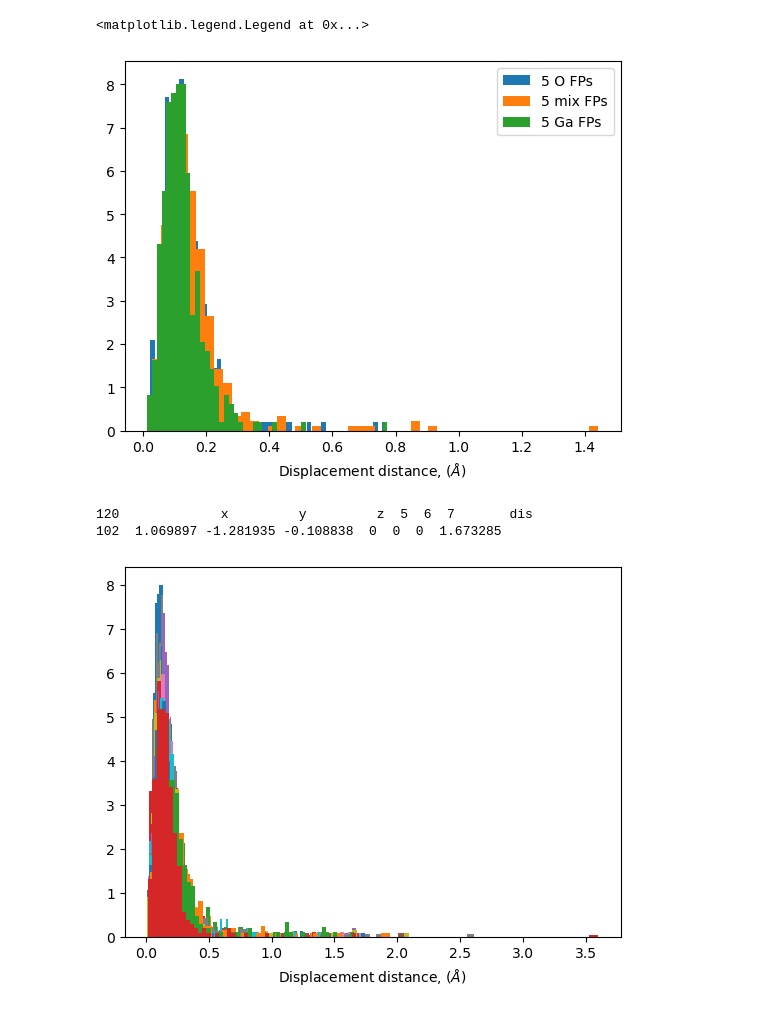
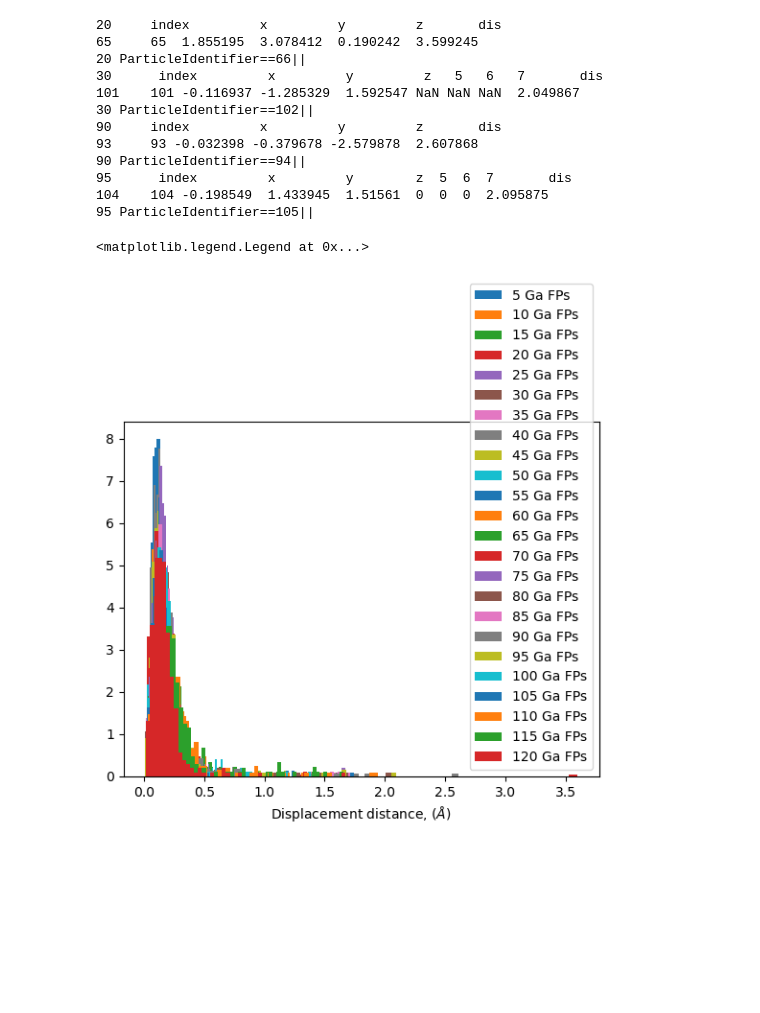
Before and after one commit to HE-RU10/ga2o3, a Jupyter notebook: MD_DFT_displacement.ipynb, the cells around one changed output. Drawn from its saved outputs; the diff is of its cells as text; code cells hidden in the pictures; blank space fills up the shorter version.

```diff
--- a/MD_DFT_displacement.ipynb
+++ b/MD_DFT_displacement.ipynb
@@ -41,34 +41,34 @@ def displacement(FPn,FPtype):
     plt.xlabel('Displacement distance, ($\AA$)')
     #plt.ylabel('Atoms number')
     return dis
-# %%
-path='/Users/ruhe/Desktop/ga2o3/FP/DFT/O'
-os.chdir(path)
-for FPn in [5]:
-    dis=displacement(FPn,'O FPs')
-path='/Users/ruhe/Desktop/ga2o3/FP/DFT/mix'
-os.chdir(path)
-for FPn in [5]:
-    dis=displacement(FPn,'mix FPs')
-path='/Users/ruhe/Desktop/ga2o3/FP/DFT/Ga'
-os.chdir(path)
-for FPn in [5]:
-    dis=displacement(FPn,'Ga FPs')
-plt.legend()
-# %% [output]
-<matplotlib.legend.Legend at 0x...>
-[figure, removed]
 # %%
 path='/Users/ruhe/Desktop/ga2o3/FP/DFT/Ga'
 os.chdir(path)
 for FPn in range(5, 121, 5):
     dis=displacement(FPn,'Ga FPs')
-print(FPn,dis[dis.dis>1])
-#plt.legend()
+    dis =  dis.reset_index()
+    if len(dis[dis.dis>2])>0:
+        print(FPn,dis[dis.dis>2])
+        expre=''
+        for i in dis[dis.dis>2].index:
+            expre=expre+'ParticleIdentifier=='+ str(i+1) + '||'
+        print(FPn, expre)
+plt.legend()
 # %% [output]
-120             x         y         z  5  6  7       dis
-102  1.069897 -1.281935 -0.108838  0  0  0  1.673285
+20     index         x         y         z       dis
+65     65  1.855195  3.078412  0.190242  3.599245
+20 ParticleIdentifier==66||
+30      index         x         y         z   5   6   7       dis
+101    101 -0.116937 -1.285329  1.592547 NaN NaN NaN  2.049867
+30 ParticleIdentifier==102||
+90     index         x         y         z       dis
+93     93 -0.032398 -0.379678 -2.579878  2.607868
+90 ParticleIdentifier==94||
+95      index         x         y        z  5  6  7       dis
+104    104 -0.198549  1.433945  1.51561  0  0  0  2.095875
+95 ParticleIdentifier==105||
+<matplotlib.legend.Legend at 0x...>
-[figure, old version]
+[figure, new version]
 # %%
 path='/Users/ruhe/Desktop/ga2o3/FP/DFT/O'
 os.chdir(path)
```
Also changed, not shown: parts of 4 cells of this notebook, 5 other files.
